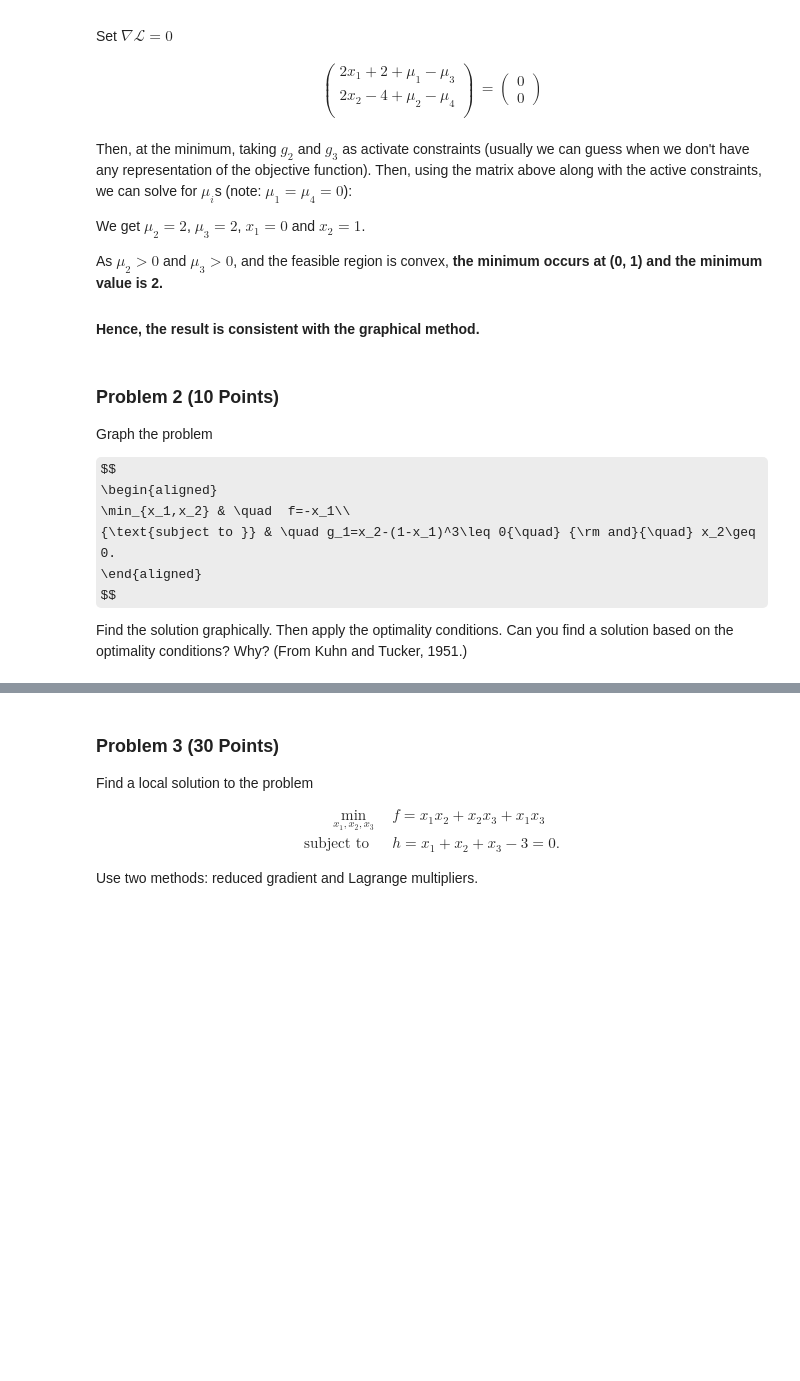
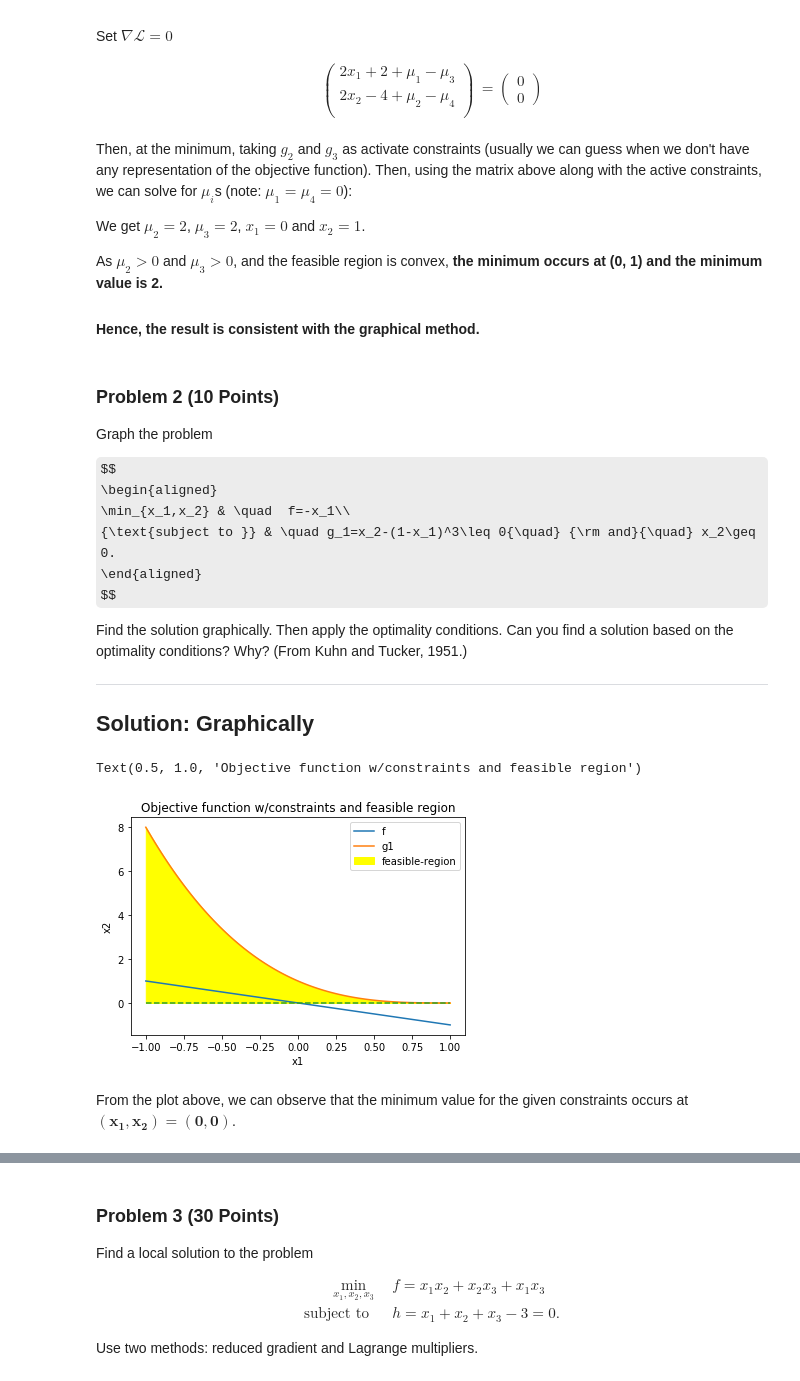
Before and after one commit to ghimiremukesh/Design_Optimization, a Jupyter notebook: Homework/Homework 4.ipynb, the cells around one changed output, grey strips where cells are left out. Drawn from its saved outputs; the diff is of its cells as text; code cells hidden in the pictures; some formulas as TeX source; blank space fills up the shorter version.

```diff
--- a/Homework/Homework 4.ipynb
+++ b/Homework/Homework 4.ipynb
@@ -239,3 +239,26 @@ $$
 $$
 
 Find the solution graphically. Then apply the optimality conditions. Can you find a solution based on the optimality conditions? Why? (From Kuhn and Tucker, 1951.)
+
+---
+Solution: Graphically
+---
+# %%
+x = np.linspace(-1, 1, 100)
+y = np.linspace(-1, 1, 100)
+g = (1-x)**3
+
+plt.plot(x, -x, label='f')
+plt.plot(x, g, label = 'g1')
+plt.plot(x, np.zeros(len(x)), linestyle='dashed')
+
+plt.fill_between(x, g, 0, color='yellow', label='feasible-region')
+plt.xlabel("x1")
+plt.ylabel("x2")
+plt.legend()
+plt.title("Objective function w/constraints and feasible region")
+# %% [output]
+Text(0.5, 1.0, 'Objective function w/constraints and feasible region')
+[figure, added]
+# %% [markdown]
+From the plot above, we can observe that the minimum value for the given constraints occurs at $\mathbf{(x_1, x_2) = (0, 0)}$.
```
Also changed, not shown: parts of 4 cells of this notebook.
